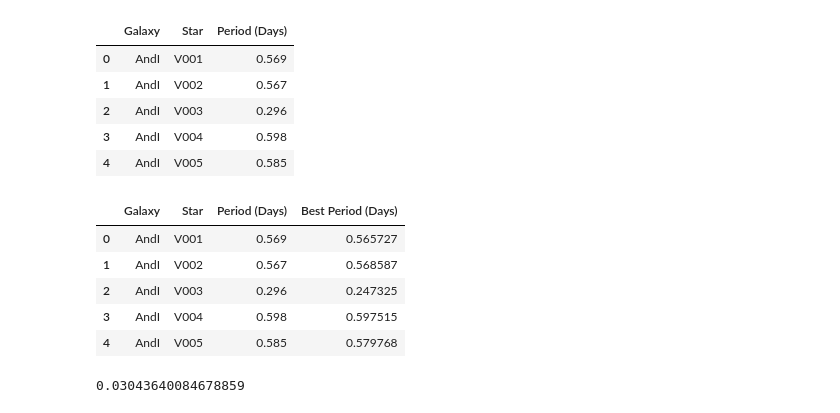
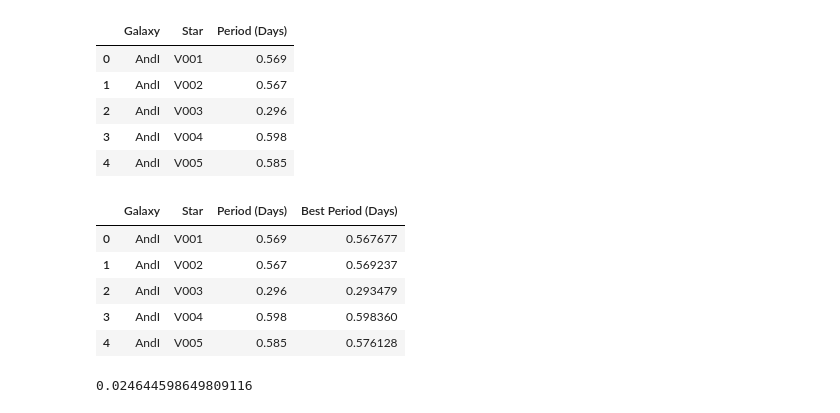
Before and after one commit to pranav-nagarajan/Variable-Stars, a Jupyter notebook: Period Analysis for Variable Stars.ipynb, the cells around one changed output. Saved outputs shown, nothing was run; the diff lists cells and outputs as text; code cells hidden in the pictures.

```diff
--- a/Period Analysis for Variable Stars.ipynb
+++ b/Period Analysis for Variable Stars.ipynb
@@ -205,12 +249,0 @@ True Period is 0.501624 Days
-# %%
-fractions = np.linspace(0.1, 1.0, 9)
-
-# best_periods = np.array([find_best_period(sparsity = fraction) for fraction in fractions])
-# pickle.dump(best_periods, open("best_periods.pkl", "wb"))
-
-best_periods = pickle.load(open("best_periods.pkl", "rb"))
-plt.figure(figsize = (8, 5))
-plt.title('Dependence of Best Period (Average) on Sparsity of Data')
-plt.xlabel('Fraction of Data Sampled')
-plt.ylabel('Best Period (Days)')
-plt.scatter(fractions, best_periods);
@@ -361,25 +468,24 @@ memory usage: 28.0+ KB
 | 3 | AndI | V004 | 0.598 |
 | 4 | AndI | V005 | 0.585 |
 # %%
-# hybrid_periods = []
+# hubble_periods = []
 # for index, row in computed_periods.iterrows():
-#    period_F475W = plot_hubble_periodogram(row['Galaxy'], row['Star'], plot = False)
-#    period_F814W = plot_hubble_periodogram(row['Galaxy'], row['Star'], passband = 'F814W', plot = False)
-#    hybrid_periods.append(0.5 * (period_F475W + period_F814W))
-# hybrid_periods = np.array(hybrid_periods)
-# pickle.dump(hybrid_periods, open("hybrid_periods.pkl", "wb"))
+#     new_period = find_best_hubble_period(galaxy = row['Galaxy'], star = row['Star'], plot = False)[2]
+#     hubble_periods.append(new_period)
+# hubble_periods = np.array(hubble_periods)
+# pickle.dump(hubble_periods, open("hubble_periods.pkl", "wb"))
 
-hybrid_periods = pickle.load(open("hybrid_periods.pkl", "rb"))
-computed_periods['Best Period (Days)'] = hybrid_periods
+hubble_periods = pickle.load(open("hubble_periods.pkl", "rb"))
+computed_periods['Best Period (Days)'] = hubble_periods
 computed_periods.head()
 # %% [output]
 |  | Galaxy | Star | Period (Days) | Best Period (Days) |
-| 0 | AndI | V001 | 0.569 | 0.565727 |
-| 1 | AndI | V002 | 0.567 | 0.568587 |
-| 2 | AndI | V003 | 0.296 | 0.247325 |
-| 3 | AndI | V004 | 0.598 | 0.597515 |
-| 4 | AndI | V005 | 0.585 | 0.579768 |
+| 0 | AndI | V001 | 0.569 | 0.567677 |
+| 1 | AndI | V002 | 0.567 | 0.569237 |
+| 2 | AndI | V003 | 0.296 | 0.293479 |
+| 3 | AndI | V004 | 0.598 | 0.598360 |
+| 4 | AndI | V005 | 0.585 | 0.576128 |
 # %%
 np.average(np.abs(computed_periods.iloc[:, 3] - computed_periods.iloc[:, 2]))
 # %% [output]
-0.03043640084678859
+0.024644598649809116
```
Also changed, not shown: parts of 26 cells of this notebook, 4 other files.
